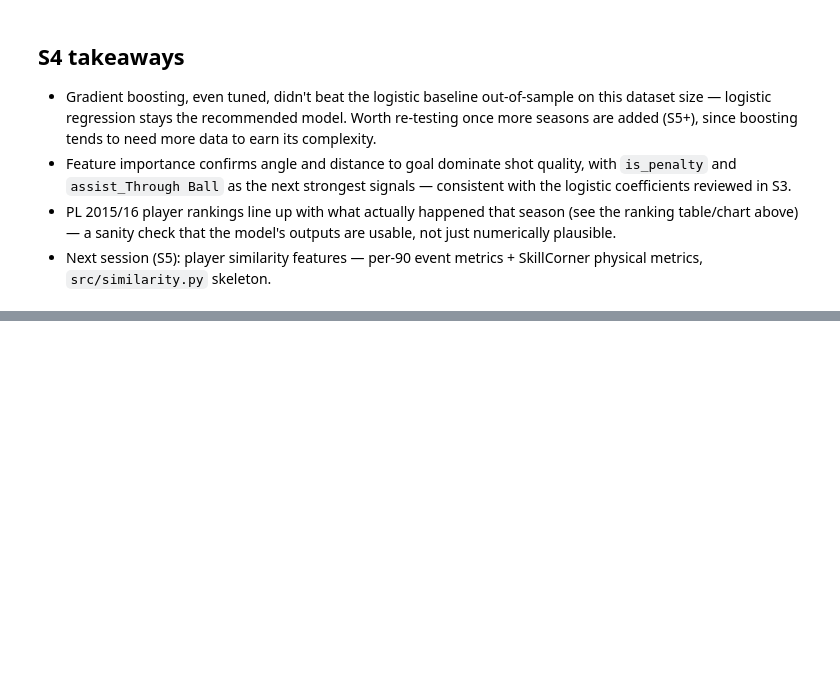
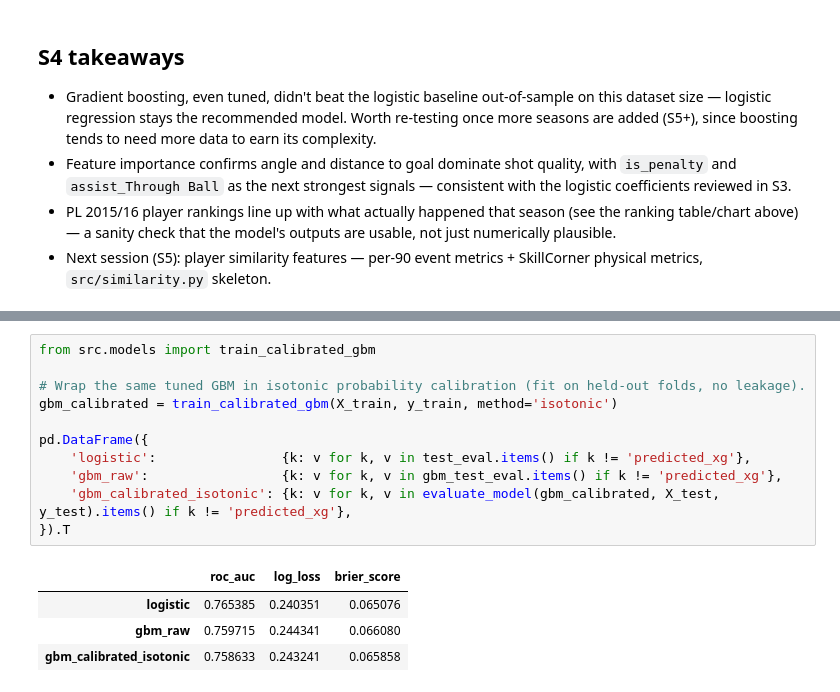
Before and after one commit to GuiPadinha/football-analytics-portfolio, a Jupyter notebook: notebooks/02_xg_model.ipynb, the cells around one changed output, grey strips where cells are left out. Saved outputs shown, nothing was run; the diff lists cells and outputs as text; blank space fills up the shorter version.

```diff
--- a/notebooks/02_xg_model.ipynb
+++ b/notebooks/02_xg_model.ipynb
@@ -267,0 +351,16 @@ ax.figure.savefig('../outputs/pl_2015_16_xg_ranking.png', dpi=150, bbox_inches='
+# %%
+from src.models import train_calibrated_gbm
+
+# Wrap the same tuned GBM in isotonic probability calibration (fit on held-out folds, no leakage).
+gbm_calibrated = train_calibrated_gbm(X_train, y_train, method='isotonic')
+
+pd.DataFrame({
+    'logistic':                {k: v for k, v in test_eval.items() if k != 'predicted_xg'},
+    'gbm_raw':                 {k: v for k, v in gbm_test_eval.items() if k != 'predicted_xg'},
+    'gbm_calibrated_isotonic': {k: v for k, v in evaluate_model(gbm_calibrated, X_test, y_test).items() if k != 'predicted_xg'},
+}).T
+# %% [output]
+|  | roc_auc | log_loss | brier_score |
+| logistic | 0.765385 | 0.240351 | 0.065076 |
+| gbm_raw | 0.759715 | 0.244341 | 0.066080 |
+| gbm_calibrated_isotonic | 0.758633 | 0.243241 | 0.065858 |
```
Also changed, not shown: parts of 12 cells of this notebook, 5 other files.
